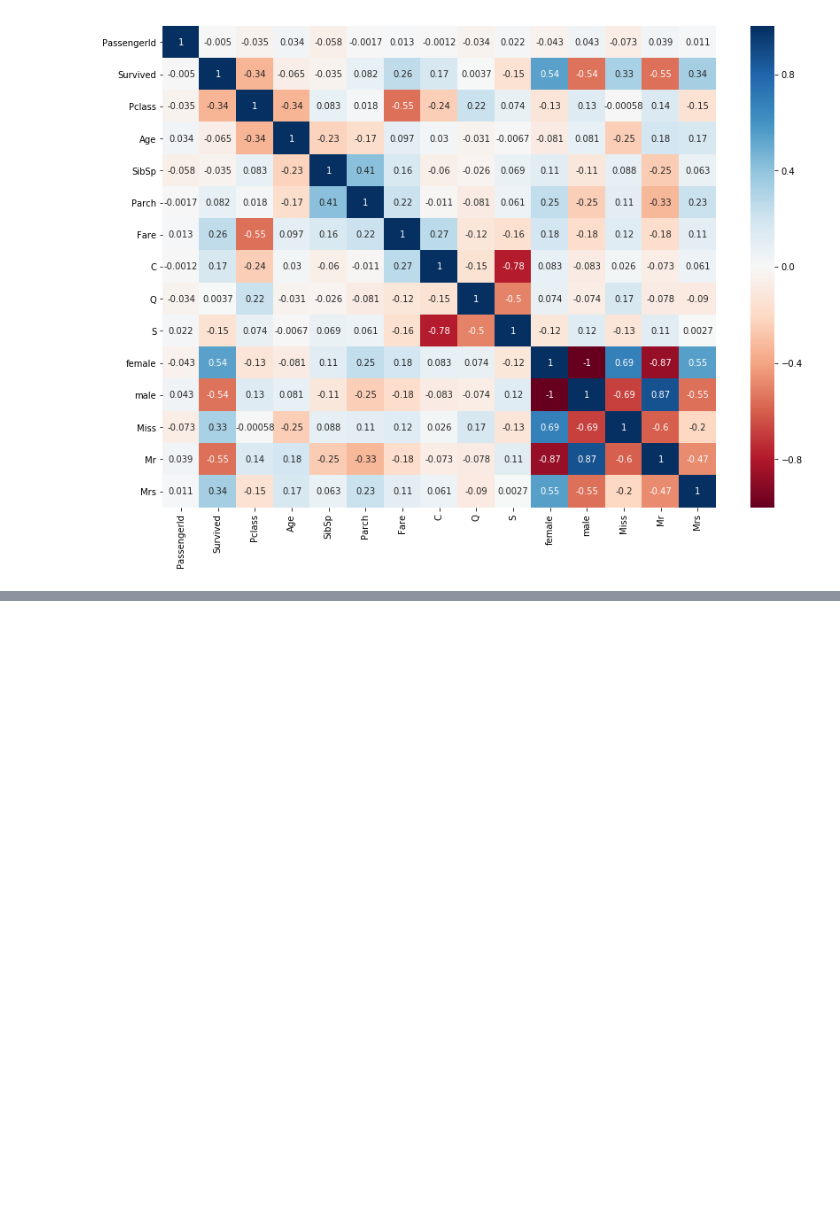
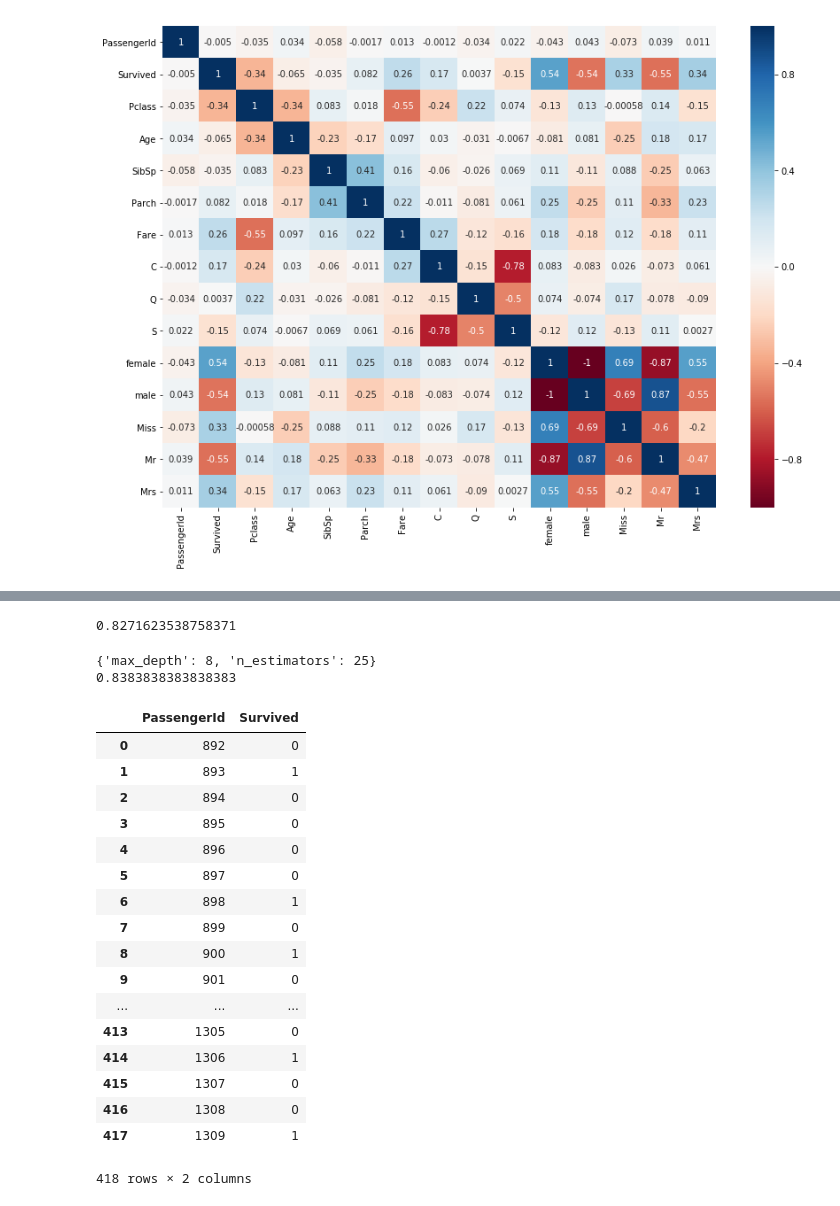
Before and after one commit to drbrhbym/III_Python_class, a Jupyter notebook: MLDDemo/titanic.ipynb, the cells around one changed output, grey strips where cells are left out. Cells and saved outputs as stored; diff of their text form; code cells hidden in the pictures; blank space fills up the shorter version.

```diff
--- a/MLDDemo/titanic.ipynb
+++ b/MLDDemo/titanic.ipynb
@@ -261,3 +282,60 @@ g = export_graphviz(clf, feature_names=x_train.columns,
 graphviz.Source(g)
 # %% [output]
 [drawing not drawn]
+# %%
+from sklearn.ensemble import RandomForestClassifier
+from sklearn.model_selection import cross_val_score
+import numpy as np
+clf = RandomForestClassifier(max_depth=7, n_estimators=25)
+x_train = traindf.drop(["PassengerId", "Survived"], axis=1)
+y_train = traindf["Survived"]
+np.average(cross_val_score(clf, x_train, y_train, cv=10))
+# %% [output]
+0.8271623538758371
+# %%
+#暴力搜索法
+from sklearn.model_selection import GridSearchCV
+p = {
+    "max_depth":range(5, 10),
+    "n_estimators":range(20, 31)
+}
+clf = RandomForestClassifier()
+search = GridSearchCV(clf, p, cv=10)
+search.fit(x_train, y_train)
+print(search.best_params_)
+print(search.best_score_)
+# %% [output]
+{'max_depth': 8, 'n_estimators': 25}
+0.8383838383838383
+# %%
+clf = RandomForestClassifier(max_depth=7, n_estimators=21)
+clf.fit(x_train, y_train)
+x_test = testdf.drop(["PassengerId"], axis=1)
+x_id = testdf["PassengerId"]
+pre = clf.predict(x_test)
+# write to table
+result = pd.DataFrame()
+result["PassengerId"] = x_id
+result["Survived"] = pre
+result.to_csv("result.csv", encoding="utf-8", index=False)
+# %%
+result
+# %% [output]
+|  | PassengerId | Survived |
+| 0 | 892 | 0 |
+| 1 | 893 | 1 |
+| 2 | 894 | 0 |
+| 3 | 895 | 0 |
+| 4 | 896 | 0 |
+| 5 | 897 | 0 |
+| 6 | 898 | 1 |
+| 7 | 899 | 0 |
+| 8 | 900 | 1 |
+| 9 | 901 | 0 |
+| ... | ... | ... |
+| 413 | 1305 | 0 |
+| 414 | 1306 | 1 |
+| 415 | 1307 | 0 |
+| 416 | 1308 | 0 |
+| 417 | 1309 | 1 |
+418 rows × 2 columns
```
Also changed, not shown: parts of 2 cells of this notebook, 3 other files.
